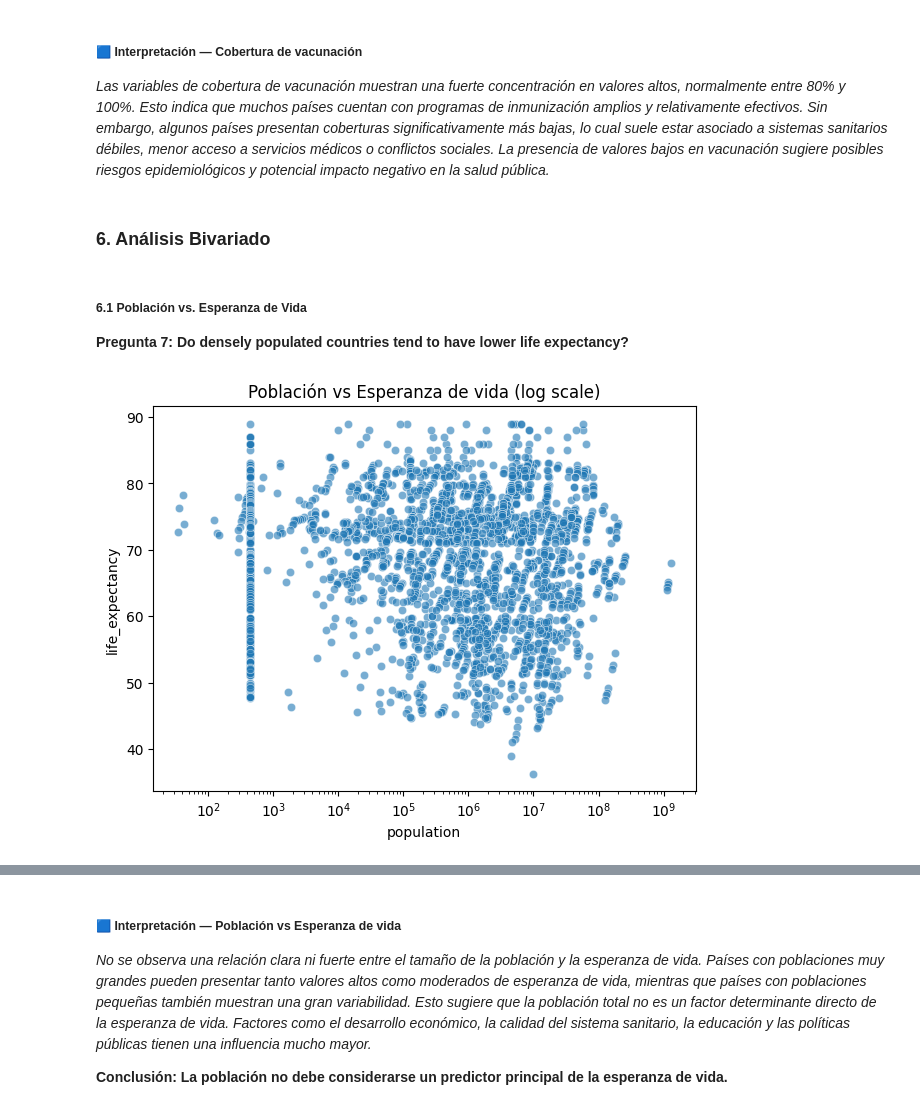
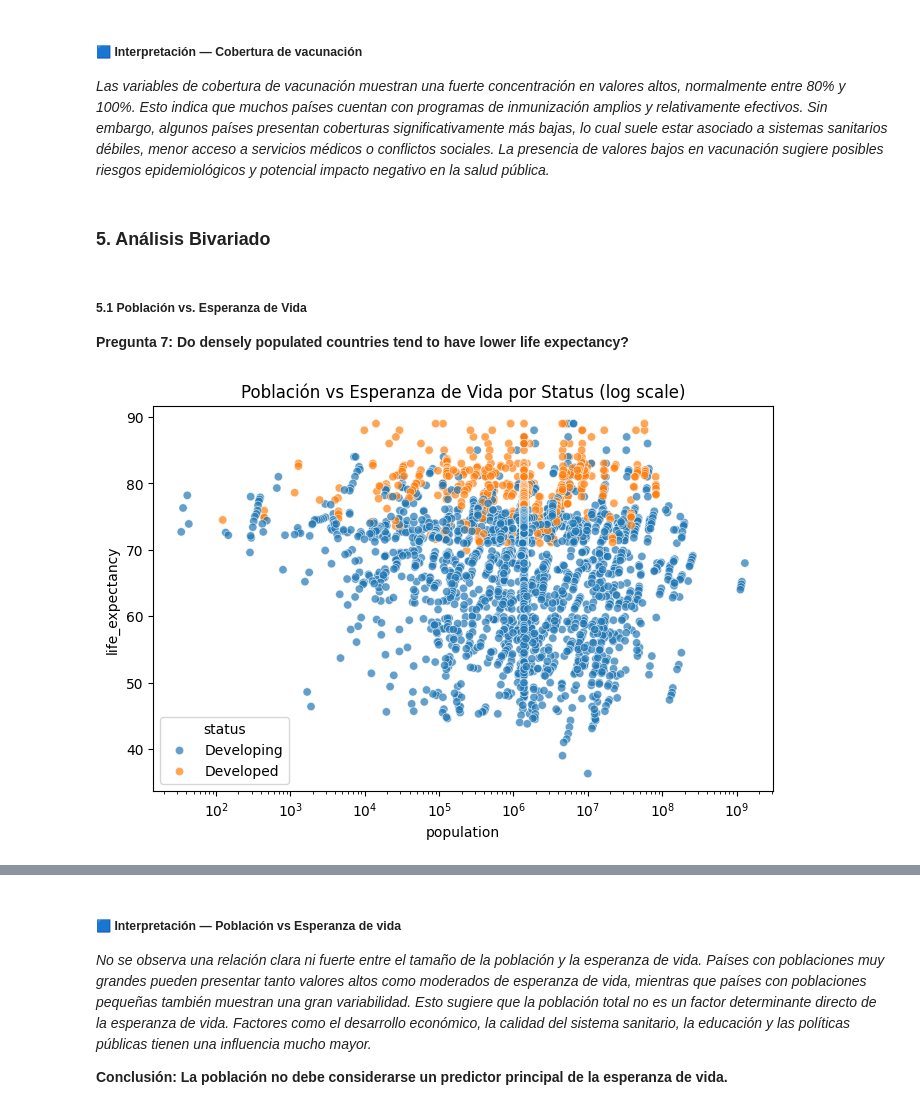
Before and after one commit to Bootcamp-IA-P6/Proyecto5_equipo4_regresion, a Jupyter notebook: notebooks/partially/02_eda_iris.ipynb, the cells around one changed output, grey strips where cells are left out. Drawn from its saved outputs; the diff is of its cells as text; code cells hidden in the pictures.

```diff
--- a/notebooks/partially/02_eda_iris.ipynb
+++ b/notebooks/partially/02_eda_iris.ipynb
@@ -154,28 +150,0 @@ See https://pandas.pydata.org/docs/user_guide/migration-3-strings.html#string-mi
-# %%
-# Definir mapeo de categorías
-status_map = {
-    "developing": 0,
-    "developed": 1
-}
-
-# Crear una nueva columna limpia para regresión
-df_copy["status_num"] = (
-    df_copy["status"]                  # Tomar la columna original
-    .str.strip()                       # Eliminar espacios extra
-    .str.lower()                       # Convertir a minúsculas
-    .map(status_map)                    # Mapear a 0/1
-)
-
-# Manejar valores no reconocidos o NaN
-if df_copy["status_num"].isna().sum() > 0:
-    print("Hay valores no reconocidos en 'status'. Se reemplazarán por 0 (developing).")
-    df_copy["status_num"] = df_copy["status_num"].fillna(0)
-
-# Convertir el tipo de dato: int o float
-# df_copy["status_num"] = df_copy["status_num"].astype(int)   # Para int si necesario
-df_copy["status_num"] = df_copy["status_num"].astype(float)  # Para float
-
-# Verificar
-print(df_copy[["status", "status_num"]].head(10))
-print("dtype de status_num:", df_copy["status_num"].dtype)
-print("Valores únicos en status_num:", df_copy["status_num"].unique())
@@ -310,16 +242,23 @@ Name: diphtheria, dtype: float64
 
 *Las variables de cobertura de vacunación muestran una fuerte concentración en valores altos, normalmente entre 80% y 100%. Esto indica que muchos países cuentan con programas de inmunización amplios y relativamente efectivos. Sin embargo, algunos países presentan coberturas significativamente más bajas, lo cual suele estar asociado a sistemas sanitarios débiles, menor acceso a servicios médicos o conflictos sociales. La presencia de valores bajos en vacunación sugiere posibles riesgos epidemiológicos y potencial impacto negativo en la salud pública.*
 # %% [markdown]
-### **6. Análisis Bivariado**
+### **5. Análisis Bivariado**
 # %% [markdown]
-##### 6.1 Población vs. Esperanza de Vida
+##### 5.1 Población vs. Esperanza de Vida
 **Pregunta 7: Do densely populated countries tend to have lower life expectancy?**
 # %%
-plt.figure(figsize=(7,5))
-sns.scatterplot(x=df_copy["population"], y=df_copy["life_expectancy"], alpha=0.6)
+# Poblacion vs Esperanza de vida por status
+plt.figure(figsize=(8,5))
+sns.scatterplot(
+    data=df_copy,
+    x="population",
+    y="life_expectancy",
+    hue="status",
+    alpha=0.7
+)
 
-plt.xscale("log")
-plt.title("Población vs Esperanza de vida (log scale)")
+plt.xscale("log")    # Se utiliza escala logarítmica porque la población varía en varios órdenes de magnitud entre países pequeños y grandes, lo que permite visualizar mejor la relación.
+plt.title("Población vs Esperanza de Vida por Status (log scale)")
 plt.show()
 # %% [output]
-[figure, old version]
+[figure, new version]
```
Also changed, not shown: parts of 43 cells of this notebook.
